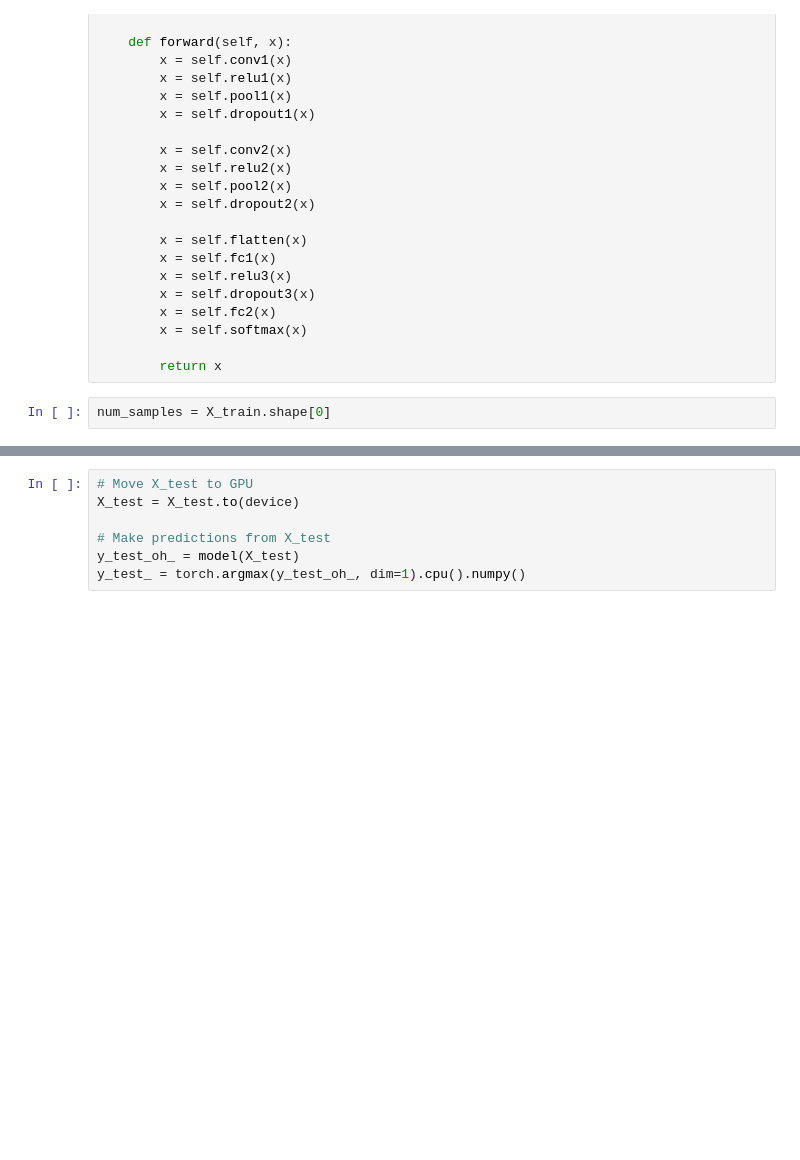
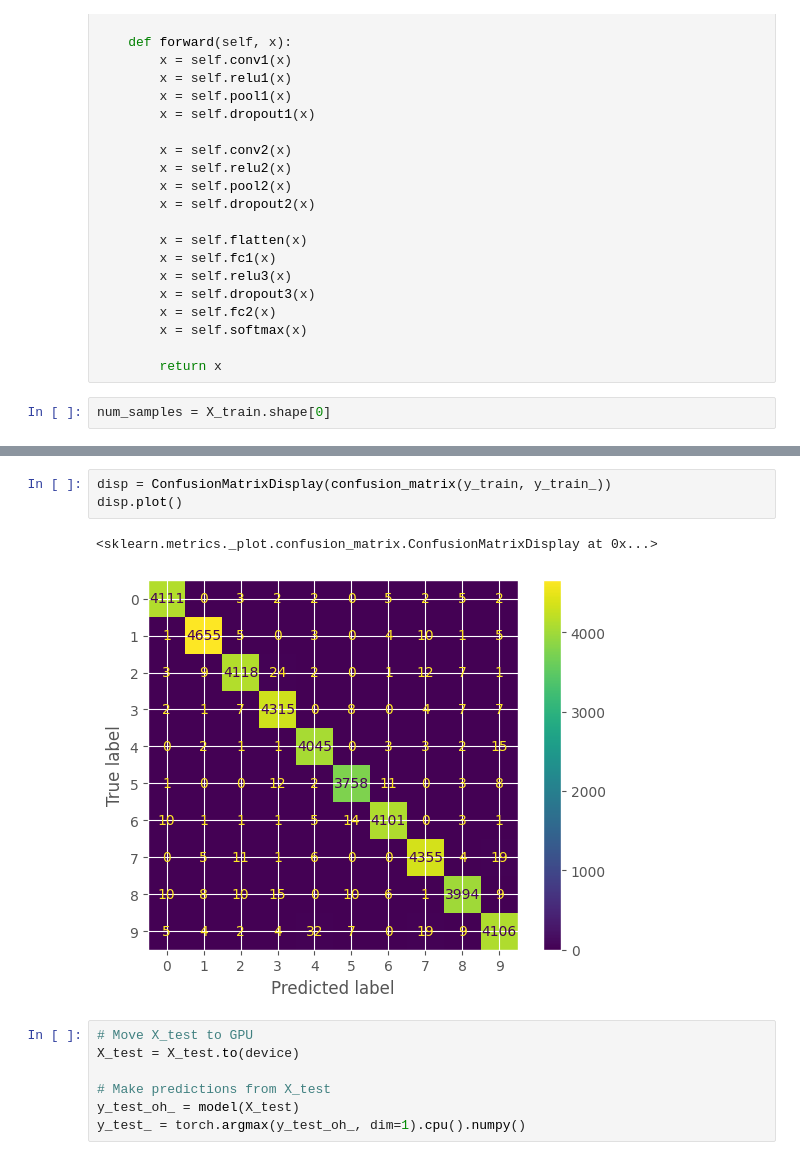
Before and after one commit to wpocl/topological-data-analysis, a Jupyter notebook: projects/mnist/notebooks/02-cnn_baseline.ipynb, the cells around one changed output, grey strips where cells are left out. Drawn from its saved outputs; the diff is of its cells as text; blank space fills up the shorter version.

```diff
--- a/projects/mnist/notebooks/02-cnn_baseline.ipynb
+++ b/projects/mnist/notebooks/02-cnn_baseline.ipynb
@@ -136,3 +137,9 @@ Training accuracy: 0.9887619047619047
+# %%
+disp = ConfusionMatrixDisplay(confusion_matrix(y_train, y_train_))
+disp.plot()
+# %% [output]
+<sklearn.metrics._plot.confusion_matrix.ConfusionMatrixDisplay at 0x...>
+[figure, added]
 # %%
 # Move X_test to GPU
 X_test = X_test.to(device)
```
Also changed, not shown: parts of 5 cells of this notebook.
